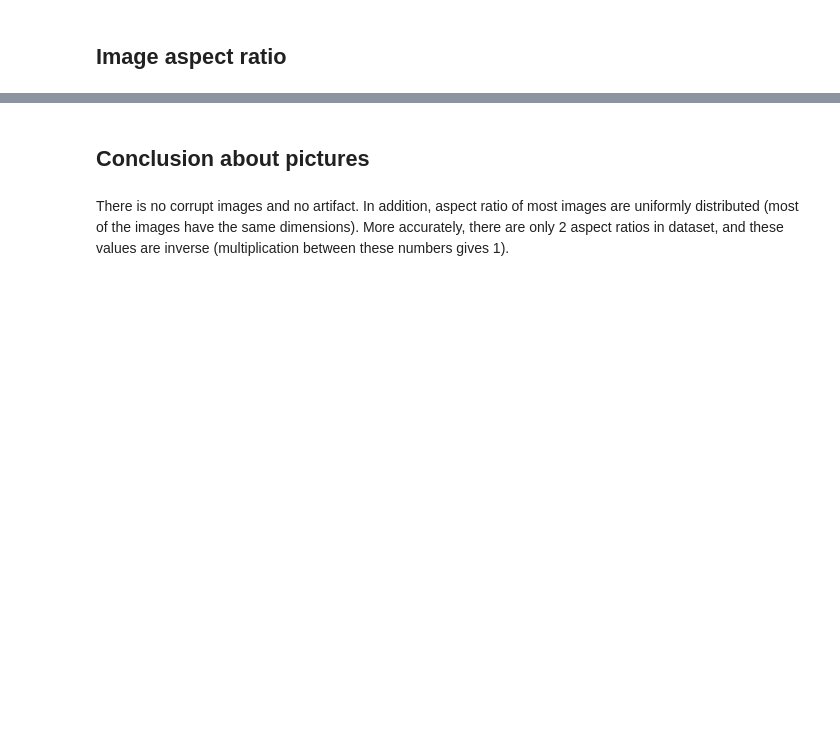
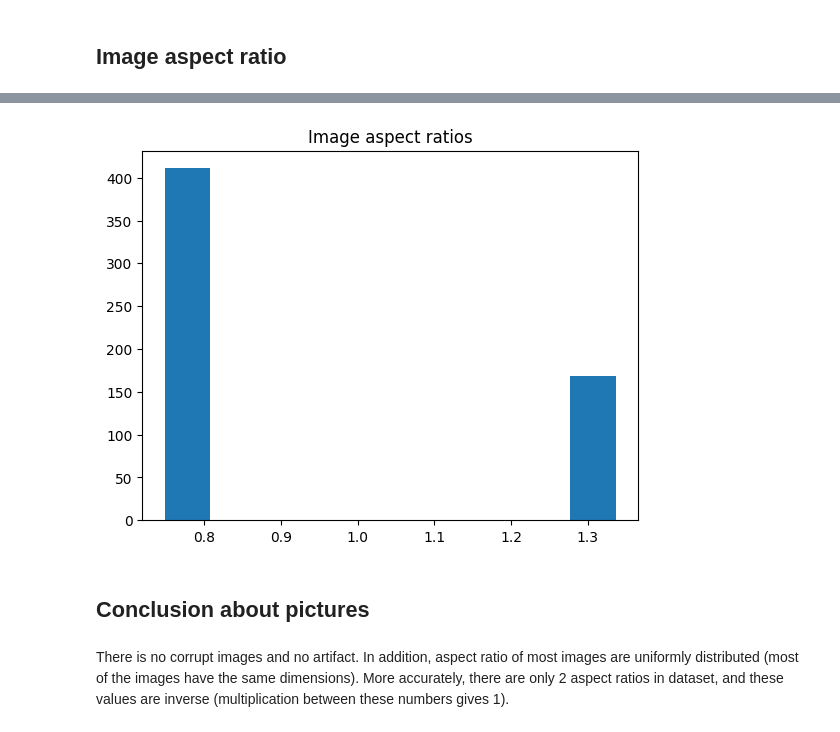
Before and after one commit to system205/PMLDL_Project, a Jupyter notebook: data_exploration.ipynb, the cells around one changed output, grey strips where cells are left out. Drawn from its saved outputs; the diff is of its cells as text; code cells hidden in the pictures; blank space fills up the shorter version.

```diff
--- a/data_exploration.ipynb
+++ b/data_exploration.ipynb
@@ -205,5 +124,6 @@ for i in img_ids:
 # %%
 counts, bins = np.histogram(img_aspect_ratio)
 plt.hist(bins[:-1], bins, weights=counts)
+plt.title('Image aspect ratios')
 plt.show()
 # %% [output]
@@ -211,3 +130,4 @@ plt.show()
+[figure, added]
 # %% [markdown]
 ## Conclusion about pictures
 # %% [markdown]
```
Also changed, not shown: parts of 28 cells of this notebook.
